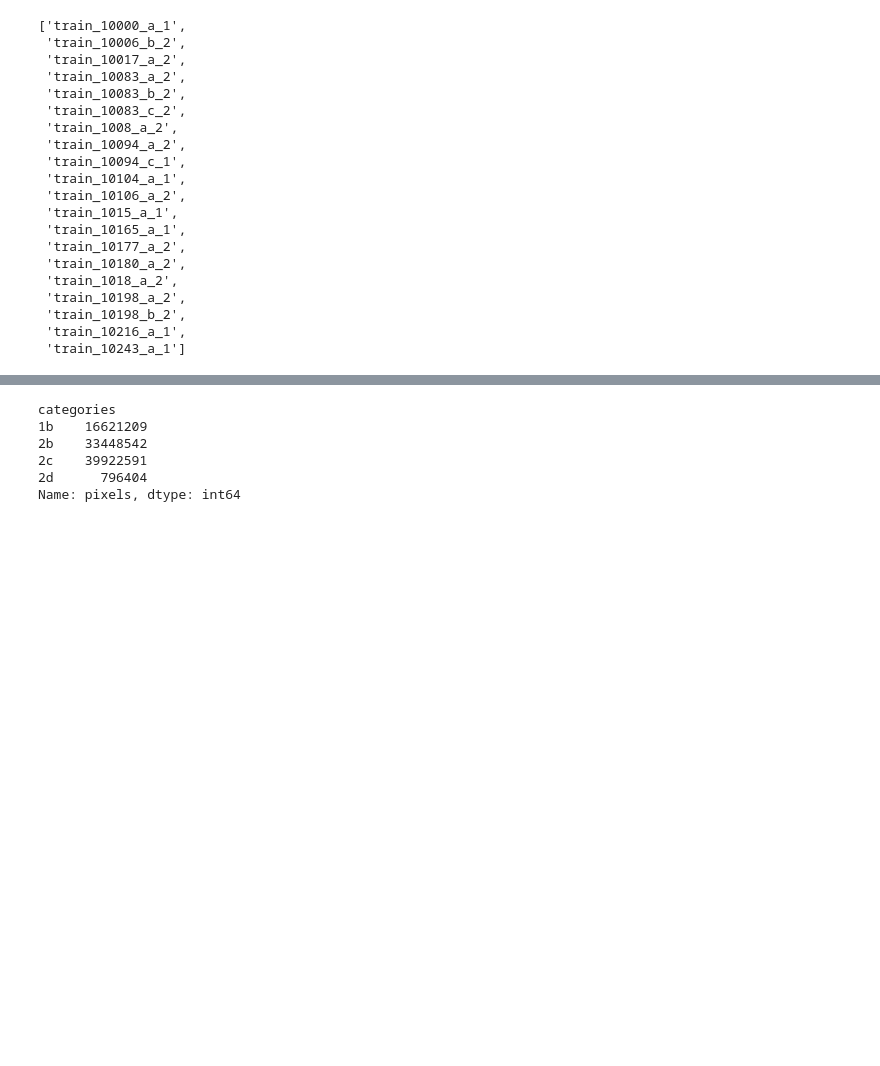
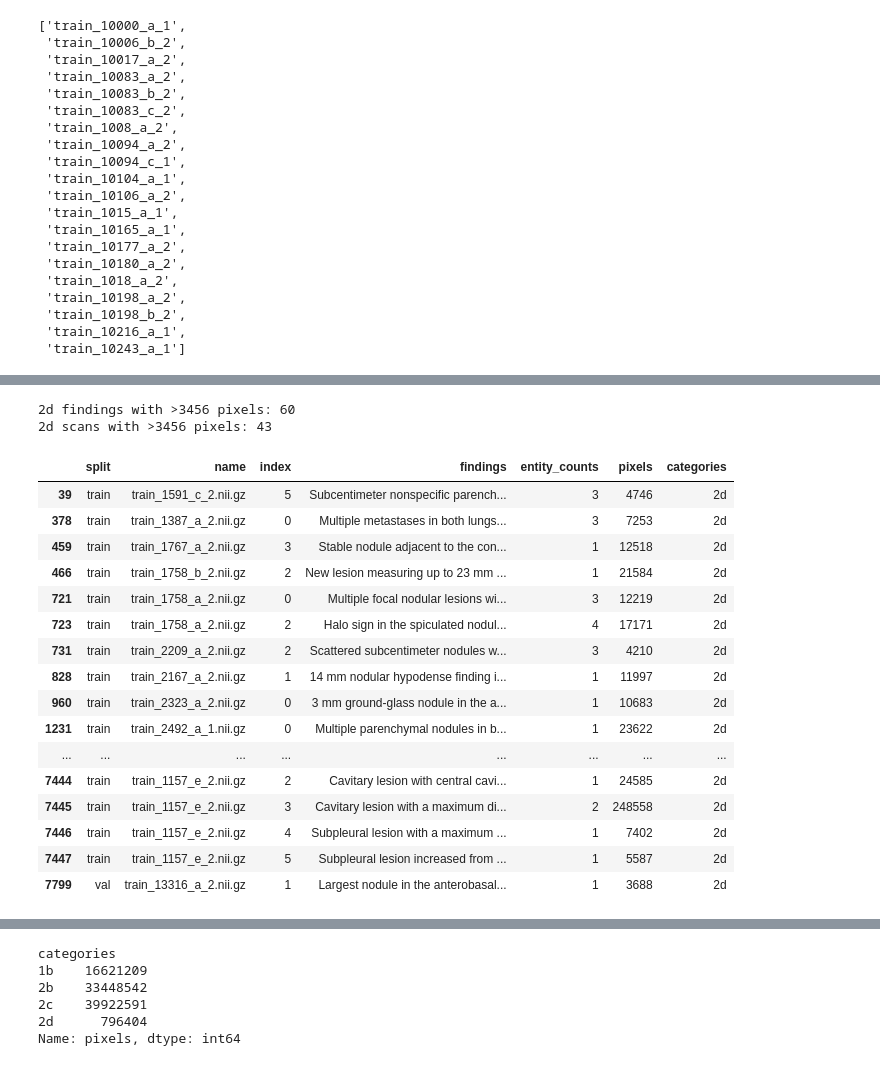
Before and after one commit to ckekula/fyp-3d-ct, a Jupyter notebook: eda/json.ipynb, the cells around one changed output, grey strips where cells are left out. Cells and saved outputs as stored; diff of their text form; code cells hidden in the pictures; blank space fills up the shorter version.

```diff
--- a/eda/json.ipynb
+++ b/eda/json.ipynb
@@ -2075,0 +2153,35 @@ df_common_scans
+# %%
+# Select category 2d
+df_2d = df_shortlisted[df_shortlisted["categories"] == "2d"].copy()
+
+# Findings with more than 3456 pixels
+df_2d_large = df_2d[df_2d["pixels"] > 3456].copy()
+
+# Counts
+num_findings = len(df_2d_large)
+num_scans = df_2d_large["name"].nunique()
+
+print(f"2d findings with >3456 pixels: {num_findings}")
+print(f"2d scans with >3456 pixels: {num_scans}")
+
+display(df_2d_large)
+# %% [output]
+2d findings with >3456 pixels: 60
+2d scans with >3456 pixels: 43
+|  | split | name | index | findings | entity_counts | pixels | categories |
+| 39 | train | train_1591_c_2.nii.gz | 5 | Subcentimeter nonspecific parench... | 3 | 4746 | 2d |
+| 378 | train | train_1387_a_2.nii.gz | 0 | Multiple metastases in both lungs... | 3 | 7253 | 2d |
+| 459 | train | train_1767_a_2.nii.gz | 3 | Stable nodule adjacent to the con... | 1 | 12518 | 2d |
+| 466 | train | train_1758_b_2.nii.gz | 2 | New lesion measuring up to 23 mm ... | 1 | 21584 | 2d |
+| 721 | train | train_1758_a_2.nii.gz | 0 | Multiple focal nodular lesions wi... | 3 | 12219 | 2d |
+| 723 | train | train_1758_a_2.nii.gz | 2 | Halo sign in the spiculated nodul... | 4 | 17171 | 2d |
+| 731 | train | train_2209_a_2.nii.gz | 2 | Scattered subcentimeter nodules w... | 3 | 4210 | 2d |
+| 828 | train | train_2167_a_2.nii.gz | 1 | 14 mm nodular hypodense finding i... | 1 | 11997 | 2d |
+| 960 | train | train_2323_a_2.nii.gz | 0 | 3 mm ground-glass nodule in the a... | 1 | 10683 | 2d |
+| 1231 | train | train_2492_a_1.nii.gz | 0 | Multiple parenchymal nodules in b... | 1 | 23622 | 2d |
+| ... | ... | ... | ... | ... | ... | ... | ... |
+| 7444 | train | train_1157_e_2.nii.gz | 2 | Cavitary lesion with central cavi... | 1 | 24585 | 2d |
+| 7445 | train | train_1157_e_2.nii.gz | 3 | Cavitary lesion with a maximum di... | 2 | 248558 | 2d |
+| 7446 | train | train_1157_e_2.nii.gz | 4 | Subpleural lesion with a maximum ... | 1 | 7402 | 2d |
+| 7447 | train | train_1157_e_2.nii.gz | 5 | Subpleural lesion increased from ... | 1 | 5587 | 2d |
+| 7799 | val | train_13316_a_2.nii.gz | 1 | Largest nodule in the anterobasal... | 1 | 3688 | 2d |
```
Also changed, not shown: parts of 22 cells of this notebook.
